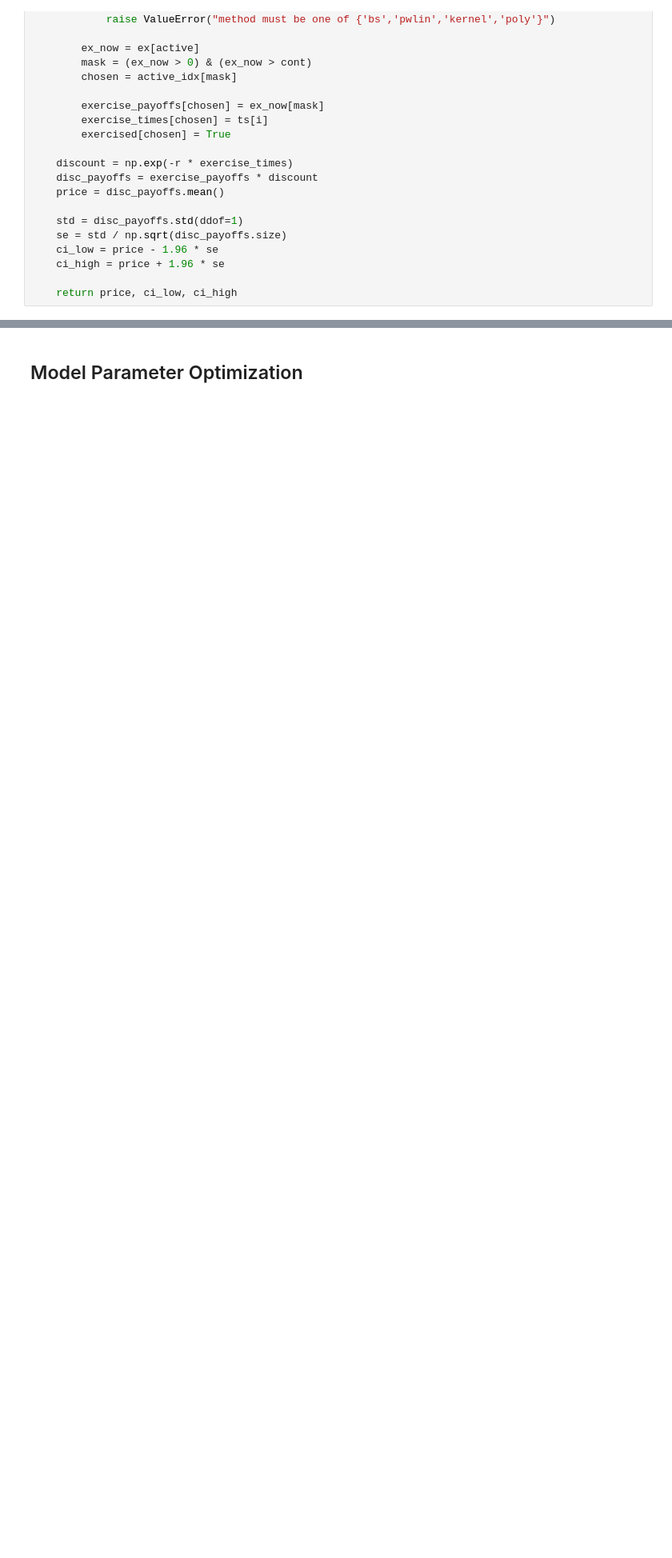
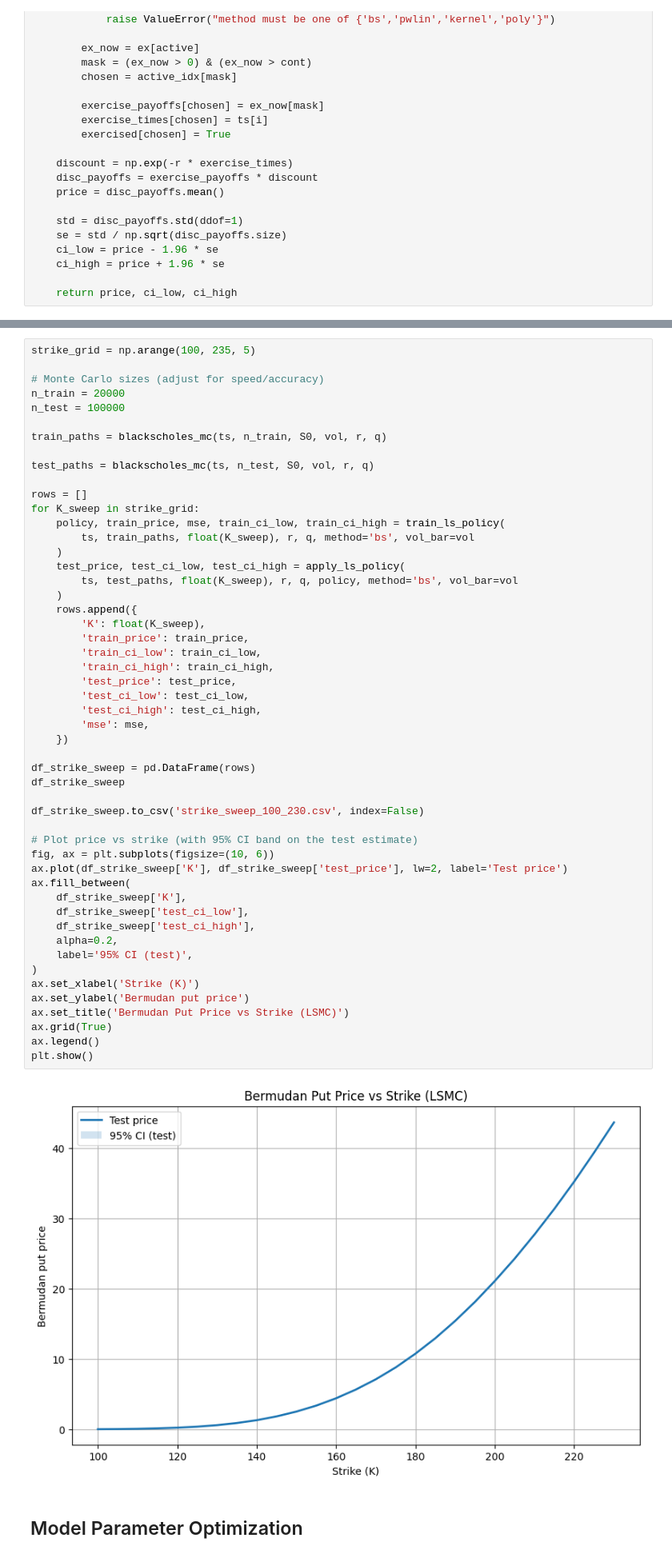
Before and after one commit to MatthewSmithseree/bermudan-option-pricer, a Jupyter notebook: bermudan-pricer.ipynb, the cells around one changed output, grey strips where cells are left out. Shown at 80% size. Saved outputs shown, nothing was run; the diff lists cells and outputs as text; blank space fills up the shorter version.

```diff
--- a/bermudan-pricer.ipynb
+++ b/bermudan-pricer.ipynb
@@ -622,3 +618,56 @@ Saved arrays for plotting:
+# %%
+strike_grid = np.arange(100, 235, 5)
+
+# Monte Carlo sizes (adjust for speed/accuracy)
+n_train = 20000
+n_test = 100000
+
+train_paths = blackscholes_mc(ts, n_train, S0, vol, r, q)
+
+test_paths = blackscholes_mc(ts, n_test, S0, vol, r, q)
+
+rows = []
+for K_sweep in strike_grid:
+    policy, train_price, mse, train_ci_low, train_ci_high = train_ls_policy(
+        ts, train_paths, float(K_sweep), r, q, method='bs', vol_bar=vol
+    )
+    test_price, test_ci_low, test_ci_high = apply_ls_policy(
+        ts, test_paths, float(K_sweep), r, q, policy, method='bs', vol_bar=vol
+    )
+    rows.append({
+        'K': float(K_sweep),
+        'train_price': train_price,
+        'train_ci_low': train_ci_low,
+        'train_ci_high': train_ci_high,
+        'test_price': test_price,
+        'test_ci_low': test_ci_low,
+        'test_ci_high': test_ci_high,
+        'mse': mse,
+    })
+
+df_strike_sweep = pd.DataFrame(rows)
+df_strike_sweep
+
+df_strike_sweep.to_csv('strike_sweep_100_230.csv', index=False)
+
+# Plot price vs strike (with 95% CI band on the test estimate)
+fig, ax = plt.subplots(figsize=(10, 6))
+ax.plot(df_strike_sweep['K'], df_strike_sweep['test_price'], lw=2, label='Test price')
+ax.fill_between(
+    df_strike_sweep['K'],
+    df_strike_sweep['test_ci_low'],
+    df_strike_sweep['test_ci_high'],
+    alpha=0.2,
+    label='95% CI (test)',
+)
+ax.set_xlabel('Strike (K)')
+ax.set_ylabel('Bermudan put price')
+ax.set_title('Bermudan Put Price vs Strike (LSMC)')
+ax.grid(True)
+ax.legend()
+plt.show()
+# %% [output]
+[figure, added]
 # %% [markdown]
 ## Model Parameter Optimization ##
 # %%
```
Also changed, not shown: parts of 12 cells of this notebook, 3 other files.
